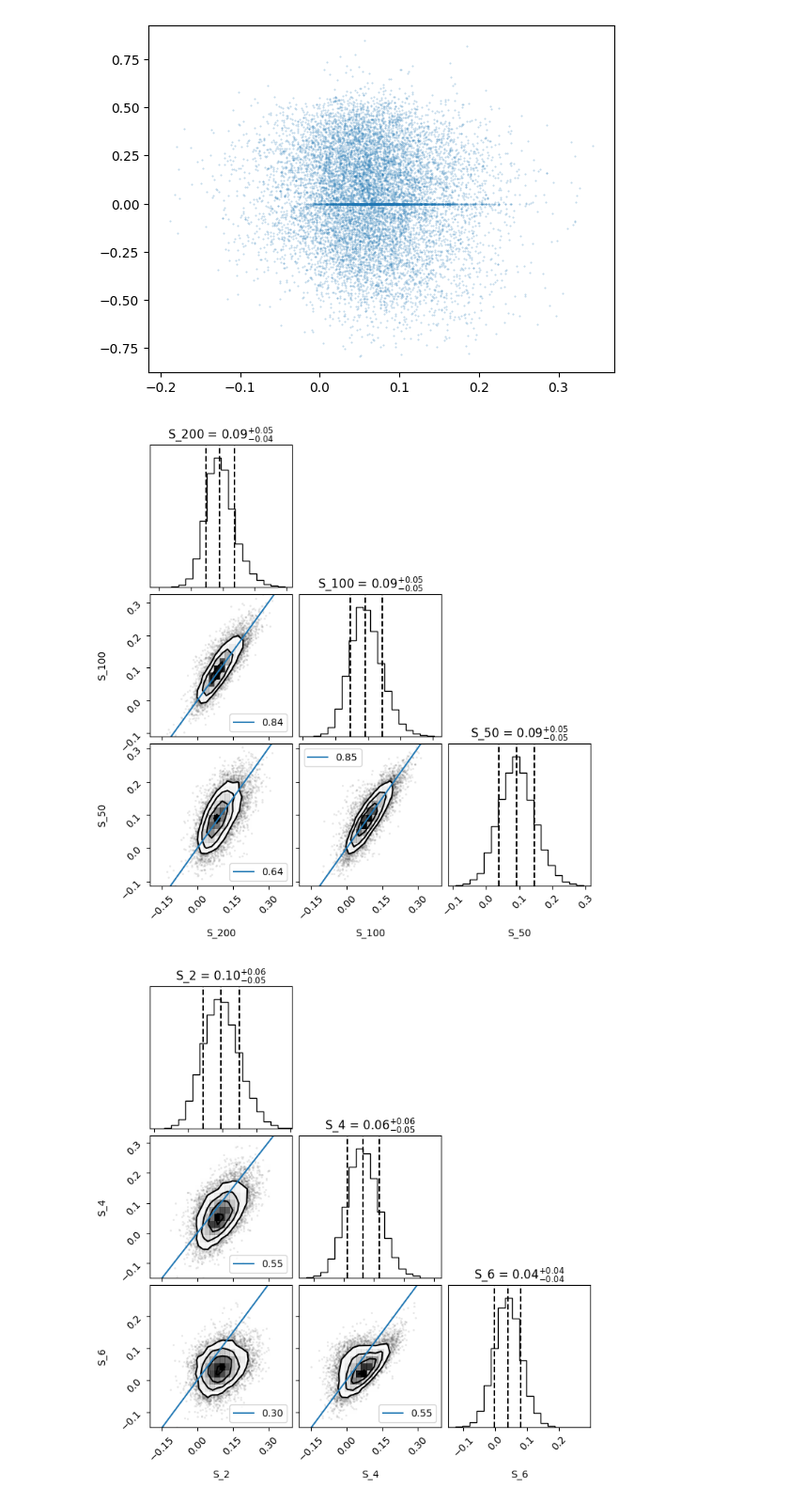
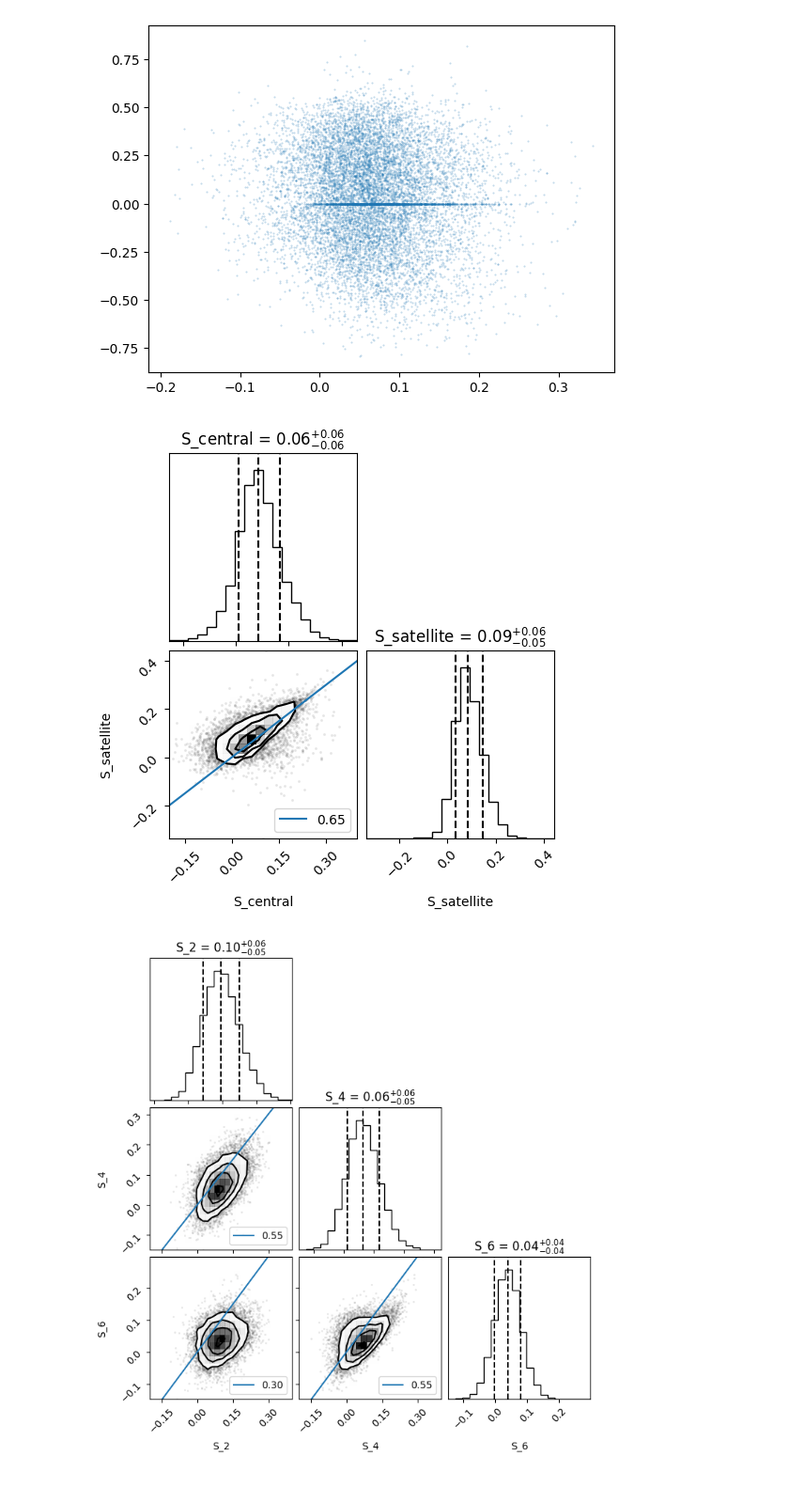
Before and after one commit to yjqqyjq/code, a Jupyter notebook: plot_s.ipynb, the cells around one changed output. Shown at 94% size. Saved outputs shown, nothing was run; the diff lists cells and outputs as text; code cells hidden in the pictures.

```diff
--- a/plot_s.ipynb
+++ b/plot_s.ipynb
@@ -187,26 +182,26 @@ ax.scatter(S_c,S_sat,s=0.2,alpha=0.3)
 <matplotlib.collections.PathCollection at 0x...>
 [figure]
 # %%
-samples = np.array([S_200_all,S_100_all,S_50_all]).T
-labels=["S_200","S_100", "S_50"]
+samples = np.array([S_c,S_m]).T
+labels=["S_central","S_satellite"]
 #print(samples)
     # Create the corner plot
 fig = corner.corner(samples, labels=labels,
                          # Optional: true values
                         quantiles=[0.16, 0.5, 0.84], show_titles=True)
-axes = np.array(fig.axes).reshape((3,3))
-for yi in range(3):
+axes = np.array(fig.axes).reshape((2,2))
+for yi in range(2):
     for xi in range(yi):
         ax = axes[yi, xi]
         ax.set_xbound(-0.2,0.4)
         r,p=pearsonr(samples[:,xi],samples[:,yi])
         ax.plot(np.linspace(-1,0.5,20),np.linspace(-1,0.5,20),label=f"{r:.2f}")
 #        ax.scatter(samples[:,xi][[1815,836,9065]],samples[:,yi][[1815,836,9065]],s=0.5,color='r')
 #        ax.scatter(samples[:,xi][[5673,6402,9249,4356,2113]],samples[:,yi][[5673,6402,9249,4356,2113]],s=0.5,color='g')
 #        ax.scatter(samples[:,xi][index_100],samples[:,yi][index_100],s=0.3,alpha=0.5,color='r')
         ax.legend()
 # %% [output]
-[figure, old version]
+[figure, new version]
 # %%
 samples = np.array([S_2_all,S_4_all,S_6_all]).T
 labels=["S_2","S_4", "S_6"]
```
Also changed, not shown: parts of 9 cells of this notebook, 9 other files.
